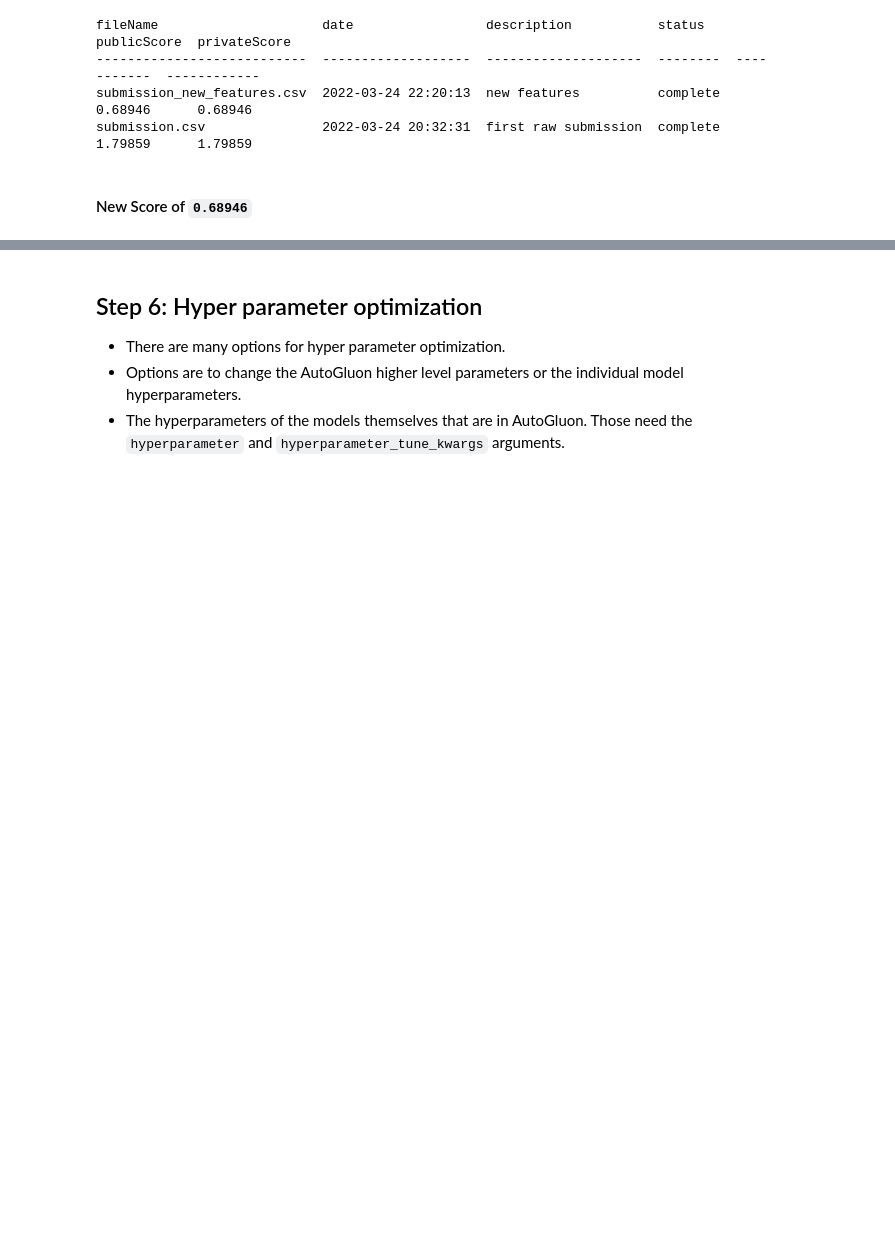
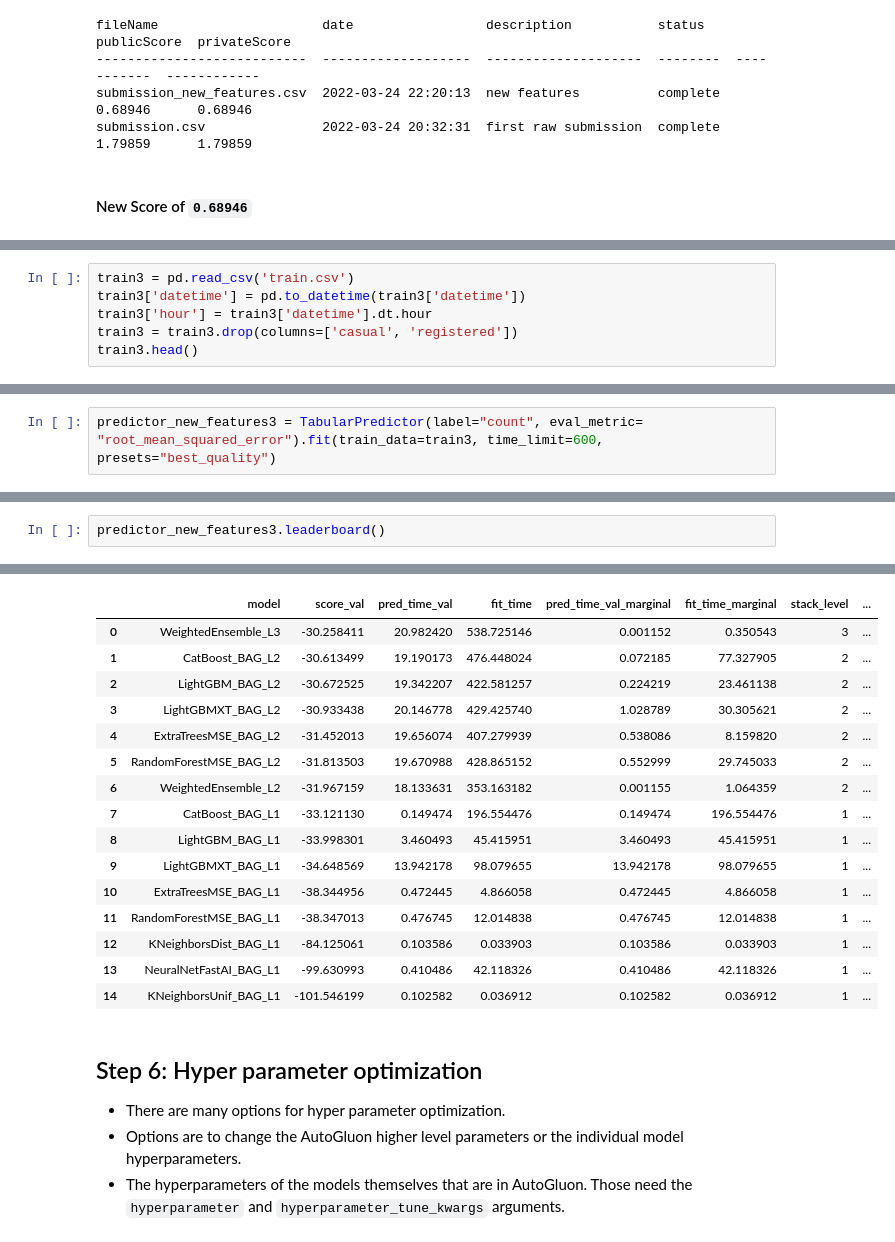
Before and after one commit to singebete/cd0385-project-starter, a Jupyter notebook: project/project-template.ipynb, the cells around one changed output, grey strips where cells are left out. Saved outputs shown, nothing was run; the diff lists cells and outputs as text; blank space fills up the shorter version.

```diff
--- a/project/project-template.ipynb
+++ b/project/project-template.ipynb
@@ -562,0 +635,6 @@ submission.csv               2022-03-24 20:32:31  first raw submission  complete
+# %%
+train3 = pd.read_csv('train.csv')
+train3['datetime'] = pd.to_datetime(train3['datetime'])
+train3['hour'] = train3['datetime'].dt.hour
+train3 = train3.drop(columns=['casual', 'registered'])
+train3.head()
@@ -562,0 +648,2 @@ submission.csv               2022-03-24 20:32:31  first raw submission  complete
+# %%
+predictor_new_features3 = TabularPredictor(label="count", eval_metric= "root_mean_squared_error").fit(train_data=train3, time_limit=600, presets="best_quality")
@@ -562,0 +668,3 @@ submission.csv               2022-03-24 20:32:31  first raw submission  complete
+# %%
+predictor_new_features3.leaderboard()
+# %% [output]
@@ -563,3 +687,19 @@ submission.csv               2022-03-24 20:32:31  first raw submission  complete
+|  | model | score_val | pred_time_val | fit_time | pred_time_val_marginal | fit_time_marginal | stack_level | ... |
+| 0 | WeightedEnsemble_L3 | -30.258411 | 20.982420 | 538.725146 | 0.001152 | 0.350543 | 3 | ... |
+| 1 | CatBoost_BAG_L2 | -30.613499 | 19.190173 | 476.448024 | 0.072185 | 77.327905 | 2 | ... |
+| 2 | LightGBM_BAG_L2 | -30.672525 | 19.342207 | 422.581257 | 0.224219 | 23.461138 | 2 | ... |
+| 3 | LightGBMXT_BAG_L2 | -30.933438 | 20.146778 | 429.425740 | 1.028789 | 30.305621 | 2 | ... |
+| 4 | ExtraTreesMSE_BAG_L2 | -31.452013 | 19.656074 | 407.279939 | 0.538086 | 8.159820 | 2 | ... |
+| 5 | RandomForestMSE_BAG_L2 | -31.813503 | 19.670988 | 428.865152 | 0.552999 | 29.745033 | 2 | ... |
+| 6 | WeightedEnsemble_L2 | -31.967159 | 18.133631 | 353.163182 | 0.001155 | 1.064359 | 2 | ... |
+| 7 | CatBoost_BAG_L1 | -33.121130 | 0.149474 | 196.554476 | 0.149474 | 196.554476 | 1 | ... |
+| 8 | LightGBM_BAG_L1 | -33.998301 | 3.460493 | 45.415951 | 3.460493 | 45.415951 | 1 | ... |
+| 9 | LightGBMXT_BAG_L1 | -34.648569 | 13.942178 | 98.079655 | 13.942178 | 98.079655 | 1 | ... |
+| 10 | ExtraTreesMSE_BAG_L1 | -38.344956 | 0.472445 | 4.866058 | 0.472445 | 4.866058 | 1 | ... |
+| 11 | RandomForestMSE_BAG_L1 | -38.347013 | 0.476745 | 12.014838 | 0.476745 | 12.014838 | 1 | ... |
+| 12 | KNeighborsDist_BAG_L1 | -84.125061 | 0.103586 | 0.033903 | 0.103586 | 0.033903 | 1 | ... |
+| 13 | NeuralNetFastAI_BAG_L1 | -99.630993 | 0.410486 | 42.118326 | 0.410486 | 42.118326 | 1 | ... |
+| 14 | KNeighborsUnif_BAG_L1 | -101.546199 | 0.102582 | 0.036912 | 0.102582 | 0.036912 | 1 | ... |
 # %% [markdown]
 ## Step 6: Hyper parameter optimization
 * There are many options for hyper parameter optimization.
```
Also changed, not shown: parts of 7 cells of this notebook, 1 other file.
